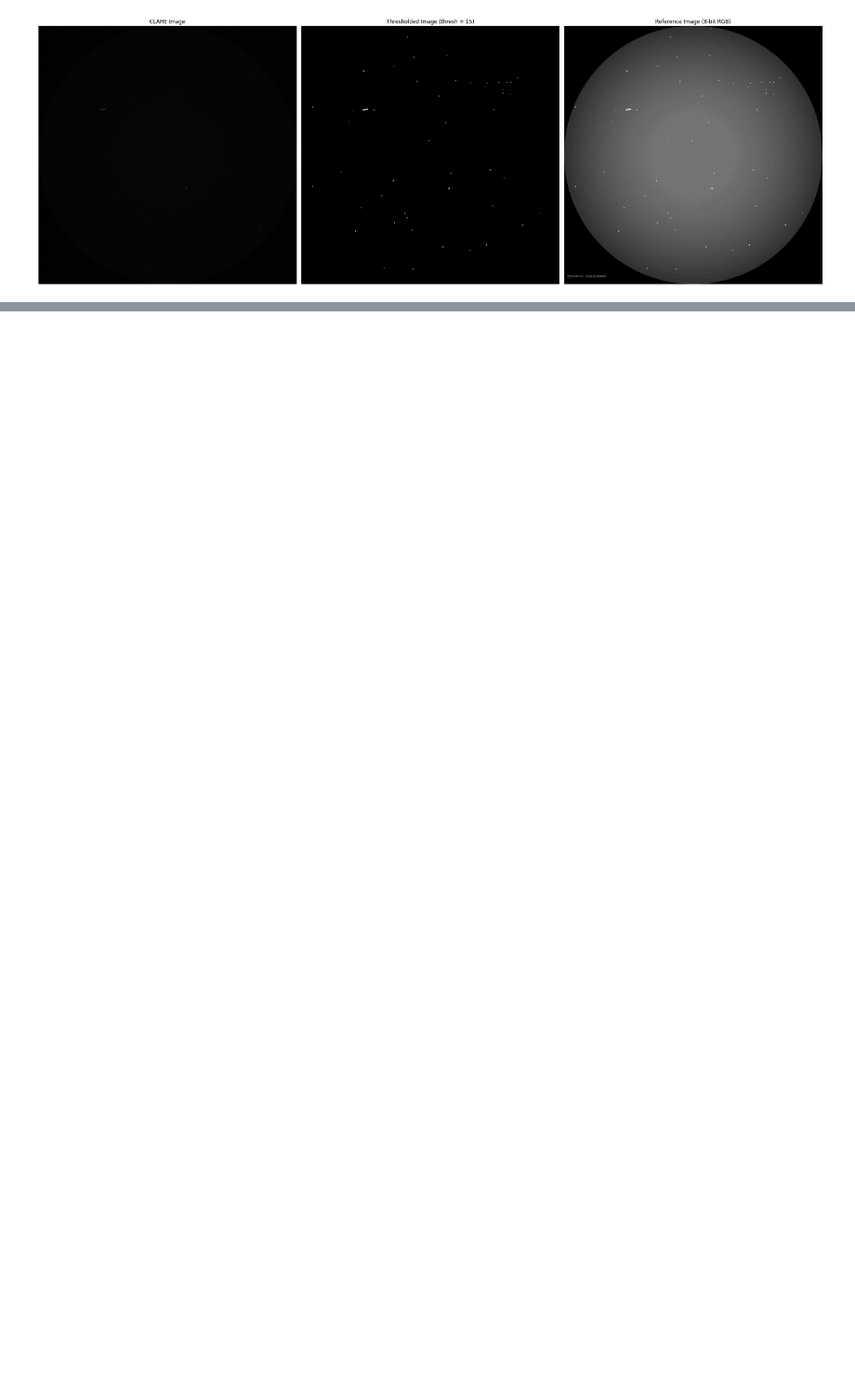
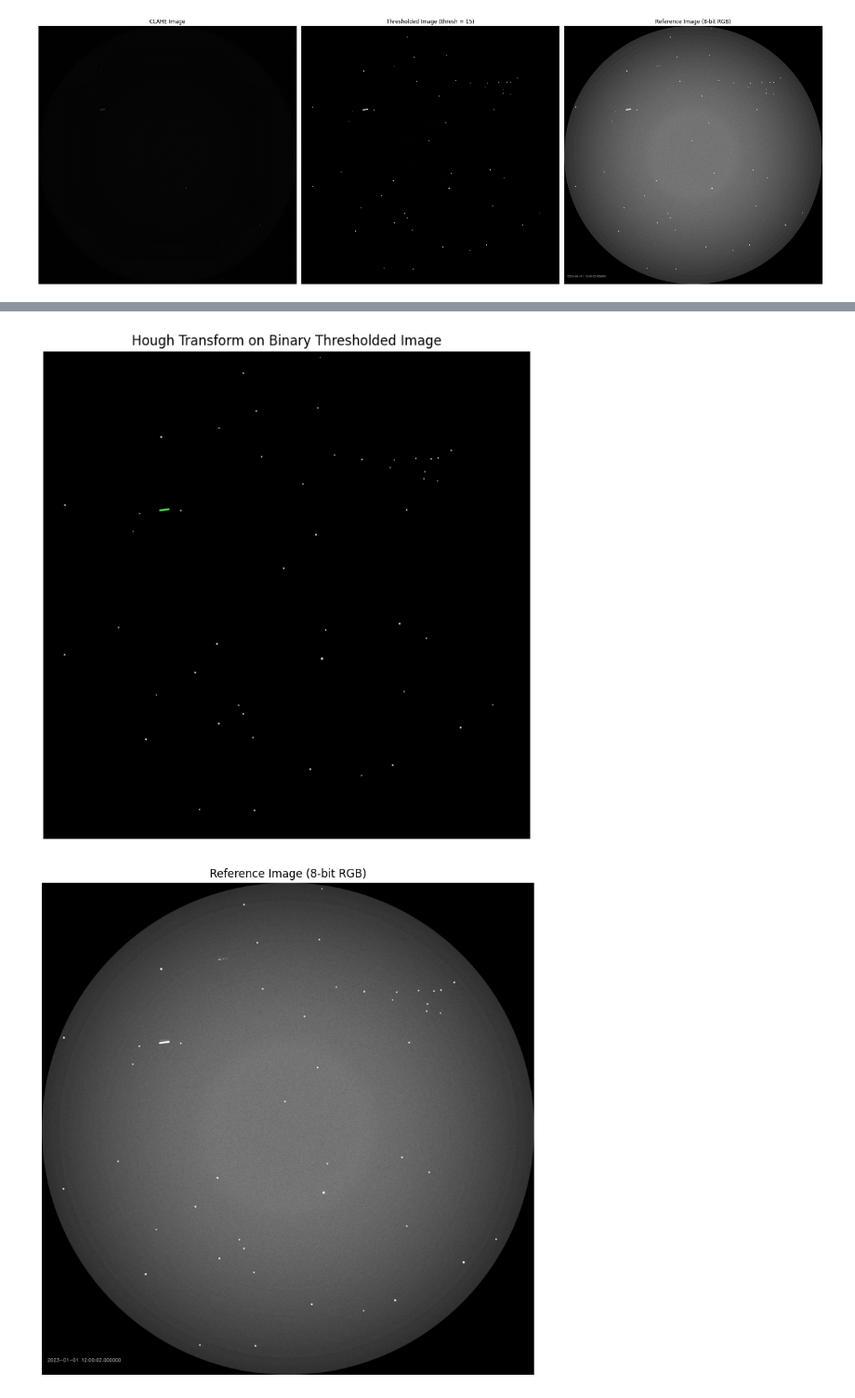
Before and after one commit to juicjaane/Streak-and-Stars, a Jupyter notebook: draft1.ipynb, the cells around one changed output, grey strips where cells are left out. Shown at 93% size. Cells and saved outputs as stored; diff of their text form; code cells hidden in the pictures; blank space fills up the shorter version.

```diff
--- a/attemp2.ipynb
+++ b/draft1.ipynb
@@ -184,0 +206,58 @@ plt.show()
+# %%
+import cv2
+import numpy as np
+import matplotlib.pyplot as plt
+
+# Assuming 'binary_thresh_image' is already created using cv2.threshold
+
+# Step 1: Morphological cleanup (optional but recommended)
+kernel = cv2.getStructuringElement(cv2.MORPH_RECT, (3, 3))
+cleaned = cv2.morphologyEx(thresh_img, cv2.MORPH_OPEN, kernel)
+cleaned = cv2.morphologyEx(cleaned, cv2.MORPH_CLOSE, kernel)
+
+# Step 2: Hough Line Transform
+lines = cv2.HoughLinesP(
+    cleaned,
+    rho=1,
+    theta=np.pi / 180,
+    threshold=10,       # number of votes required
+    minLineLength=15,   # lines shorter than this are ignored
+    maxLineGap=0        # max allowed gap between segments
+)
+
+# Step 3: Draw lines on a blank or original image
+line_img = cv2.cvtColor(cleaned, cv2.COLOR_GRAY2BGR)
+
+if lines is not None:
+    for line in lines:
+        x1, y1, x2, y2 = line[0]
+        cv2.line(line_img, (x1, y1), (x2, y2), (0, 255, 0), 1)
+
+# Step 4: Show the result
+plt.figure(figsize=(8, 8))
+plt.imshow(line_img)
+plt.title("Hough Transform on Binary Thresholded Image")
+plt.axis('off')
+plt.show()
+
+plt.figure(figsize=(8, 8))
+plt.imshow(ref_img)
+plt.title("Reference Image (8-bit RGB)")
+plt.axis('off')
+plt.tight_layout()
+plt.show()
+line_only = np.zeros_like(thresh_img)
+if lines is not None:
+    for line in lines:
+        x1, y1, x2, y2 = line[0]
+        cv2.line(line_only, (x1, y1), (x2, y2), 255, 1)
+
+# Step 4: Display
+plt.figure(figsize=(8, 8))
+plt.imshow(line_only, cmap='gray')
+plt.title("Detected Streaks (Lines Only)")
+plt.axis('off')
+plt.show()
+# %% [output]
+[figure, added]
+[figure, added]
```
Also changed, not shown: parts of 8 cells of this notebook, 33 other files.
